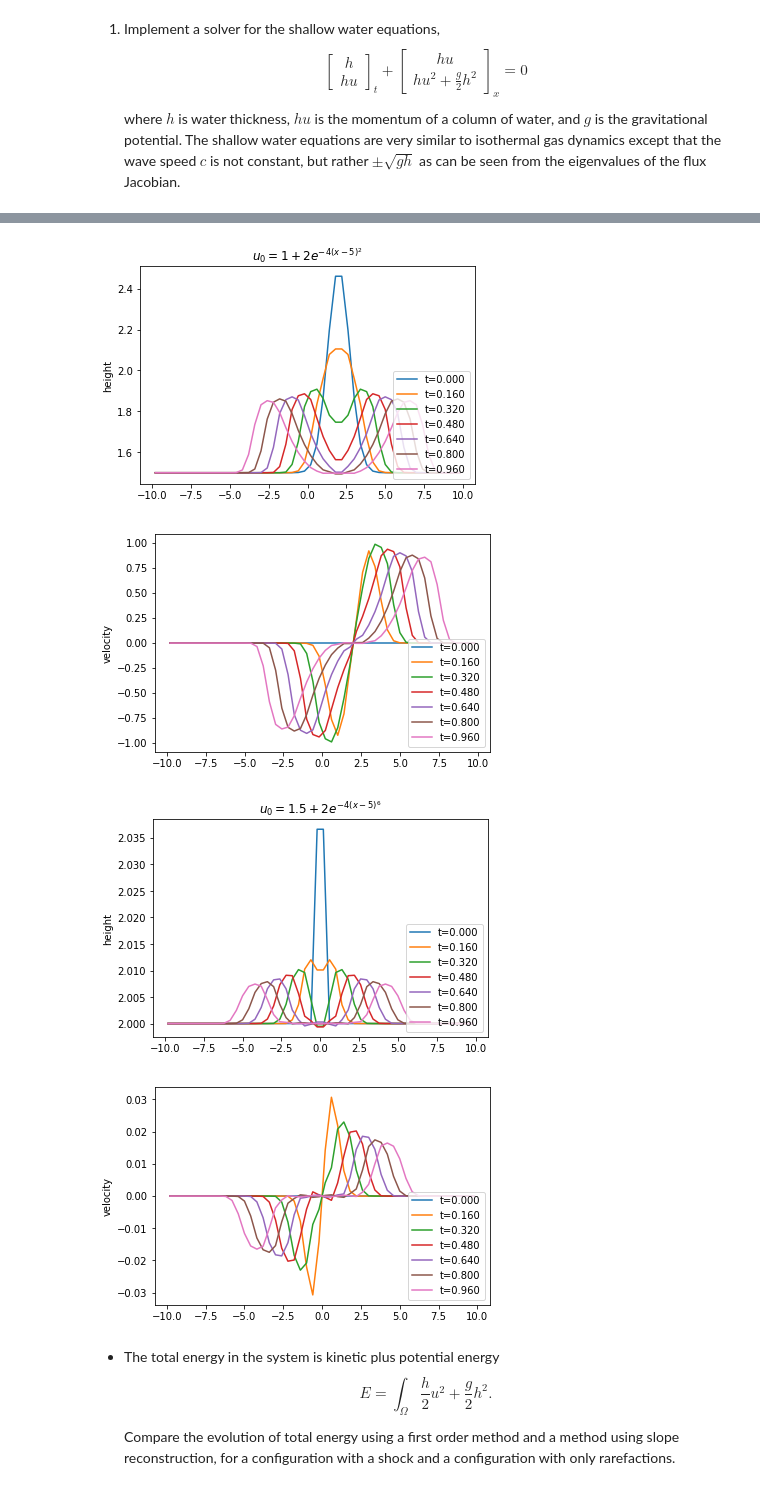
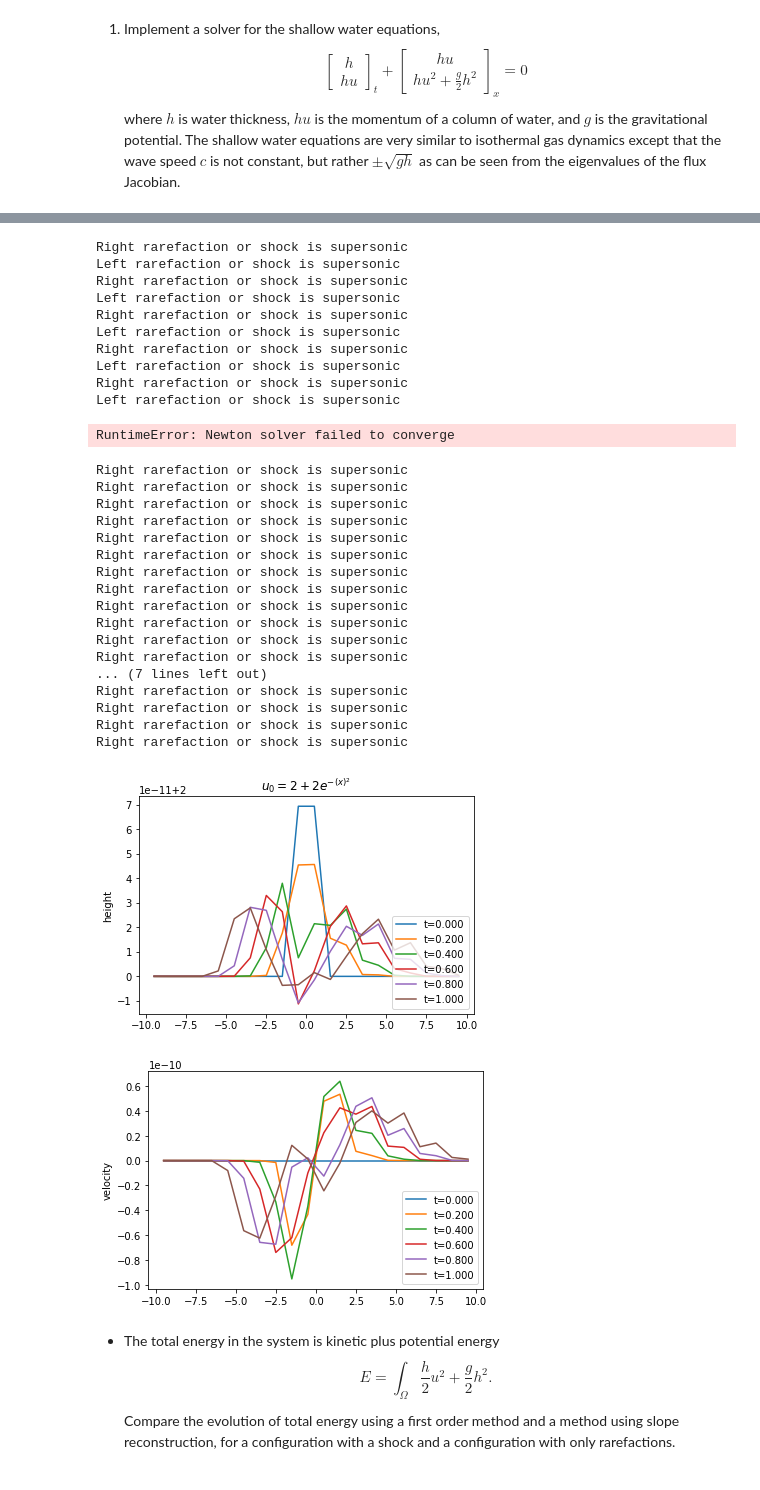
Before and after one commit to sarahaguasvivas/class, a Jupyter notebook: HW4/HW4.ipynb, the cells around one changed output, grey strips where cells are left out. Drawn from its saved outputs; the diff is of its cells as text; code cells hidden in the pictures.

```diff
--- a/HW4/HW4.ipynb
+++ b/HW4/HW4.ipynb
@@ -202,10 +223,10 @@ pyplot.show()
 ** Choose initial conditions for your numerical experiments that create all possible configurations of subsonic and supersonic shocks and rarefactions.**
 # %%
 def initial_shallow(x):
-    return numpy.array([1.5+numpy.exp(-(x-2)**2),
+    return  numpy.array([ 2+ 5*(numpy.exp(-((x)*2)**2)),
                         0*x])
 
-x, hist = fvsolve2system(riemann_shallow_hll, initial_shallow, n=50, limit=limit_vl, args=())
+x, hist = fvsolve2system(riemann_shallow, initial_shallow, n=20, limit=limit_vl, args=())
 pyplot.title('$u_0= 1+ 2e^{-4(x-5)^2}$')
 for t, U in hist[::len(hist)//5]:
     pyplot.plot(x, U[0], label='t={:.3f}'.format(t))
@@ -220,30 +241,56 @@ pyplot.ylabel('velocity')
 pyplot.legend(loc='lower right');
 pyplot.show()
 # %% [output]
-[figure, removed]
-[figure, removed]
+Right rarefaction or shock is supersonic
+Left rarefaction or shock is supersonic
+Right rarefaction or shock is supersonic
+Left rarefaction or shock is supersonic
+Right rarefaction or shock is supersonic
+Left rarefaction or shock is supersonic
+Right rarefaction or shock is supersonic
+Left rarefaction or shock is supersonic
+Right rarefaction or shock is supersonic
+Left rarefaction or shock is supersonic
+RuntimeError: Newton solver failed to converge
 # %%
 def initial_shallow(x):
-    return numpy.array([ 2+ 2*(numpy.exp(-((x)*10)**2)),
+    return numpy.array([ 2+ 5*(numpy.exp(-((x)*10)**2)),
                         0*x])
 
-x, hist = fvsolve2system(riemann_shallow_hll, initial_shallow, n=50, limit=limit_vl, args=())
-pyplot.title('$u_0= 1.5+ 2e^{-4(x-5)^6}$')
+x, hist = fvsolve2system(riemann_shallow, initial_shallow, n=20, limit=limit_vl, args=())
+pyplot.title('$u_0= 2+ 2e^{-(x)^2}$')
 for t, U in hist[::len(hist)//5]:
     pyplot.plot(x, U[0], label='t={:.3f}'.format(t))
 pyplot.ylabel('height')
 pyplot.legend(loc='lower right');
 pyplot.figure()
 
 for t, U in hist[::len(hist)//5]:
     pyplot.plot(x, U[1]/U[0], label='t={:.3f}'.format(t))
 pyplot.ylabel('velocity')
 
 pyplot.legend(loc='lower right');
 pyplot.show()
 # %% [output]
+Right rarefaction or shock is supersonic
+Right rarefaction or shock is supersonic
+Right rarefaction or shock is supersonic
+Right rarefaction or shock is supersonic
+Right rarefaction or shock is supersonic
+Right rarefaction or shock is supersonic
+Right rarefaction or shock is supersonic
+Right rarefaction or shock is supersonic
+Right rarefaction or shock is supersonic
+Right rarefaction or shock is supersonic
+Right rarefaction or shock is supersonic
+Right rarefaction or shock is supersonic
+... (7 lines left out)
+Right rarefaction or shock is supersonic
+Right rarefaction or shock is supersonic
+Right rarefaction or shock is supersonic
+Right rarefaction or shock is supersonic
-[figure, old version]
+[figure, new version]
-[figure, old version]
+[figure, new version]
 # %% [markdown]
 * The total energy in the system is kinetic plus potential energy
 $$ E = \int_{\Omega} \frac h 2 u^2 + \frac g 2 h^2 . $$
```
Also changed, not shown: parts of 6 cells of this notebook.
